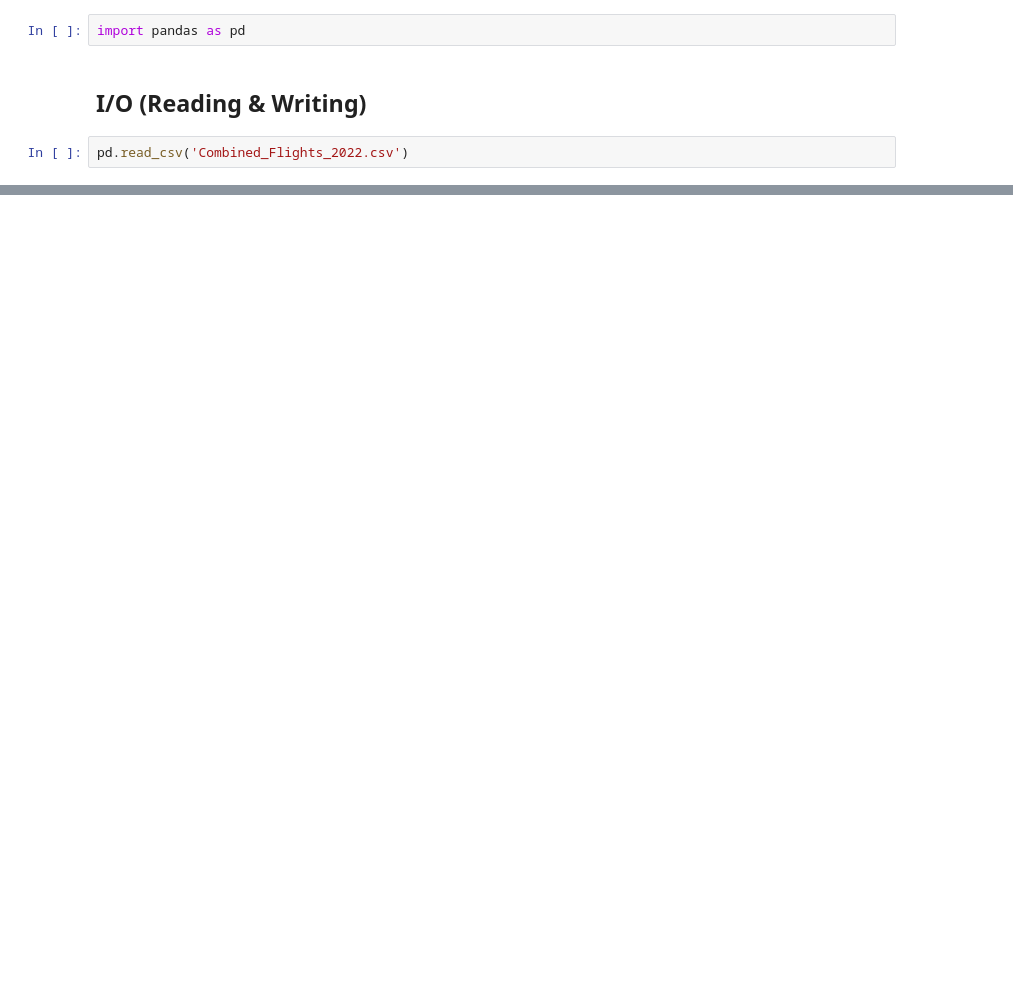
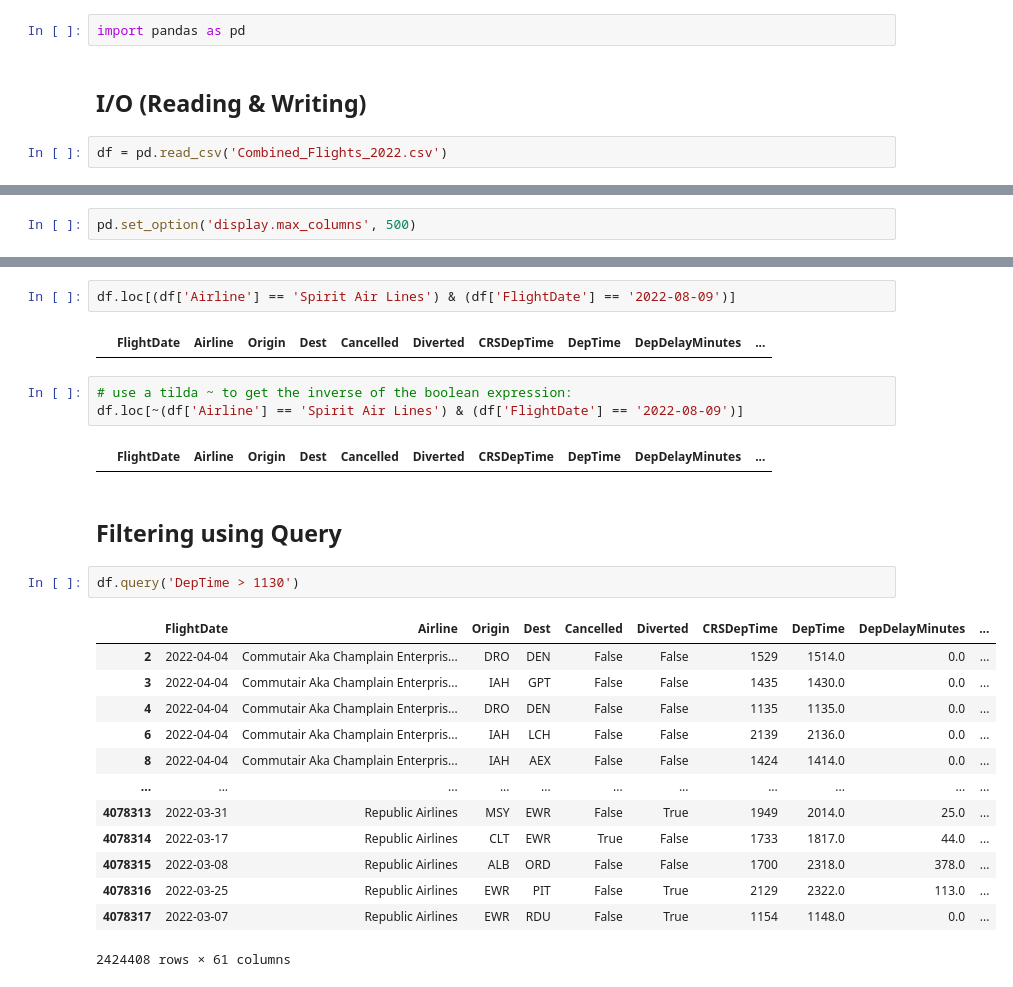
Before and after one commit to brengall99/learning, a Jupyter notebook: learning_components/pandas/rob_mulla_pandas_video/rob_mulla_video.ipynb, the cells around one changed output, grey strips where cells are left out. Saved outputs shown, nothing was run; the diff lists cells and outputs as text; blank space fills up the shorter version.

```diff
--- a/learning_components/pandas/rob_mulla_pandas_video/rob_mulla_video.ipynb
+++ b/learning_components/pandas/rob_mulla_pandas_video/rob_mulla_video.ipynb
@@ -3,4 +3,4 @@ import pandas as pd
 # %% [markdown]
 ## I/O (Reading & Writing)
 # %%
-pd.read_csv('Combined_Flights_2022.csv')
+df = pd.read_csv('Combined_Flights_2022.csv')
@@ -24,0 +21,2 @@ AttributeError: module 'pandas' has no attribute 'head'
+# %%
+pd.set_option('display.max_columns', 500)
@@ -24,0 +294,27 @@ AttributeError: module 'pandas' has no attribute 'head'
+# %%
+df.loc[(df['Airline'] == 'Spirit Air Lines') & (df['FlightDate'] == '2022-08-09')]
+# %% [output]
+|  | FlightDate | Airline | Origin | Dest | Cancelled | Diverted | CRSDepTime | DepTime | DepDelayMinutes | ... |
+# %%
+# use a tilda ~ to get the inverse of the boolean expression:
+df.loc[~(df['Airline'] == 'Spirit Air Lines') & (df['FlightDate'] == '2022-08-09')]
+# %% [output]
+|  | FlightDate | Airline | Origin | Dest | Cancelled | Diverted | CRSDepTime | DepTime | DepDelayMinutes | ... |
+# %% [markdown]
+## Filtering using Query
+# %%
+df.query('DepTime > 1130')
+# %% [output]
+|  | FlightDate | Airline | Origin | Dest | Cancelled | Diverted | CRSDepTime | DepTime | DepDelayMinutes | ... |
+| 2 | 2022-04-04 | Commutair Aka Champlain Enterpris... | DRO | DEN | False | False | 1529 | 1514.0 | 0.0 | ... |
+| 3 | 2022-04-04 | Commutair Aka Champlain Enterpris... | IAH | GPT | False | False | 1435 | 1430.0 | 0.0 | ... |
+| 4 | 2022-04-04 | Commutair Aka Champlain Enterpris... | DRO | DEN | False | False | 1135 | 1135.0 | 0.0 | ... |
+| 6 | 2022-04-04 | Commutair Aka Champlain Enterpris... | IAH | LCH | False | False | 2139 | 2136.0 | 0.0 | ... |
+| 8 | 2022-04-04 | Commutair Aka Champlain Enterpris... | IAH | AEX | False | False | 1424 | 1414.0 | 0.0 | ... |
+| ... | ... | ... | ... | ... | ... | ... | ... | ... | ... | ... |
+| 4078313 | 2022-03-31 | Republic Airlines | MSY | EWR | False | True | 1949 | 2014.0 | 25.0 | ... |
+| 4078314 | 2022-03-17 | Republic Airlines | CLT | EWR | True | False | 1733 | 1817.0 | 44.0 | ... |
+| 4078315 | 2022-03-08 | Republic Airlines | ALB | ORD | False | False | 1700 | 2318.0 | 378.0 | ... |
+| 4078316 | 2022-03-25 | Republic Airlines | EWR | PIT | False | True | 2129 | 2322.0 | 113.0 | ... |
+| 4078317 | 2022-03-07 | Republic Airlines | EWR | RDU | False | True | 1154 | 1148.0 | 0.0 | ... |
+2424408 rows × 61 columns
```
Also changed, not shown: parts of 46 cells of this notebook, 1 other file.
